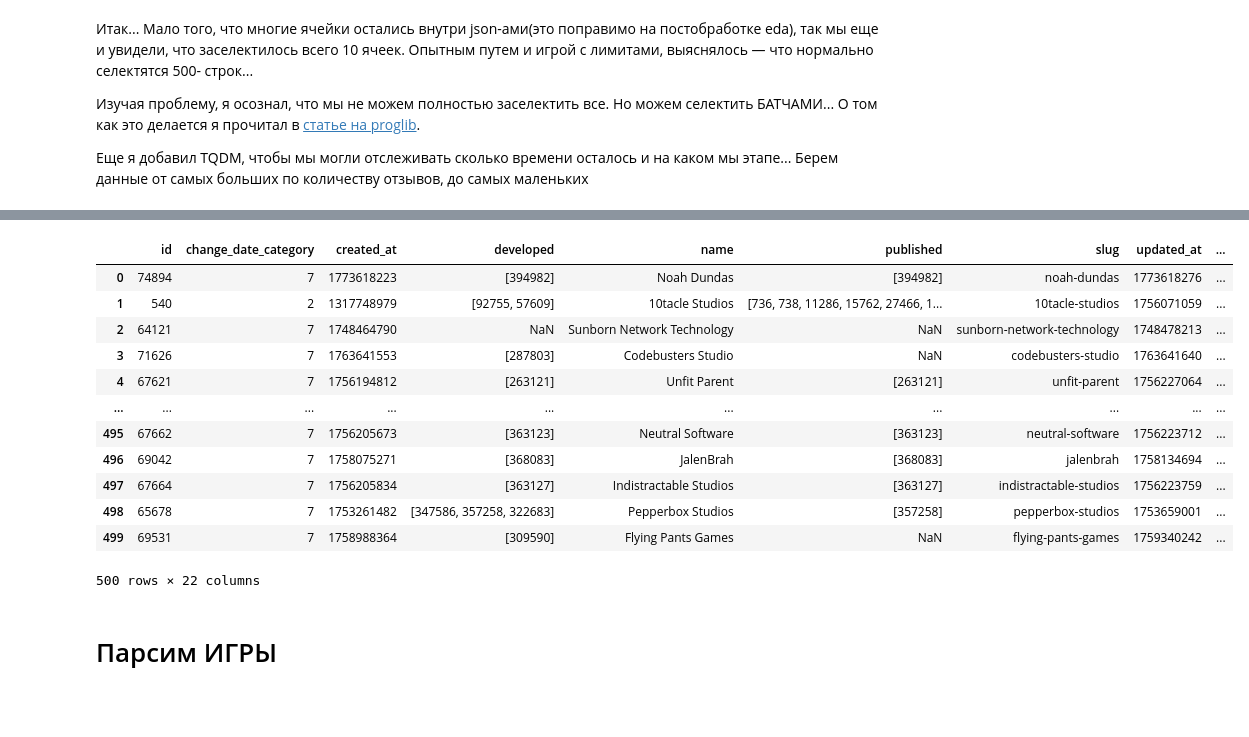
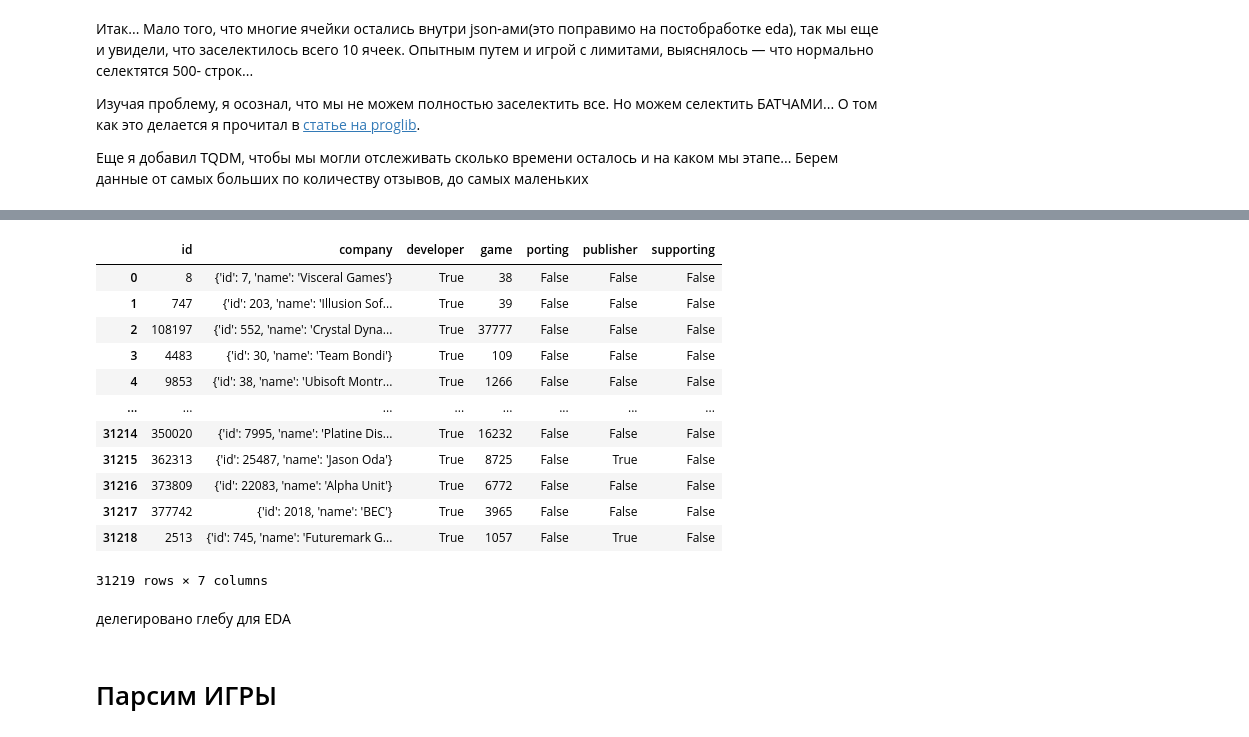
Before and after one commit to tdrkn/GP2, a Jupyter notebook: api_igdb.ipynb, the cells around one changed output, grey strips where cells are left out. Saved outputs shown, nothing was run; the diff lists cells and outputs as text; code cells hidden in the pictures; blank space fills up the shorter version.

Commit message:
involved_companies for developer=true is added for all games

```diff
--- a/api_igdb.ipynb
+++ b/api_igdb.ipynb
@@ -326,0 +331,4 @@ df_games
+# %%
+game_ids = df_games['id'].tolist()
+chunk_size = 400
+involved_companies = []
@@ -327,8 +339,30 @@ df_games
 # %%
-body_company_sample='''
-fields
-    *;
-limit 500;
-'''
-data_company_raw_sample = igdb_request(body_company_sample, endpoint=endpoints['companies'])
+for i in tqdm(range(0, len(game_ids), chunk_size)):
+    chunk = game_ids[i:i + chunk_size]
+    ids_str = ','.join(map(str, chunk))
+    logging.debug(f'взяты ids_str: {ids_str}')
+    body = f'''
+    fields
+        id,
+        game,
+        company.id,
+        company.name,
+        developer,
+        porting,
+        publisher,
+        supporting;
+    where game = ({ids_str}) & developer = true;
+    limit 500;
+    '''
+
+    batch = igdb_request(body, endpoint=endpoints['involved_companies'])
+
+    if not batch:
+        logging.info(f'на чанке {i} данные пустые')
+        continue
+
+    involved_companies.extend(batch)
+    time.sleep(0.33)
+
+logging.info(f'Всего involved-компаний получено: {len(involved_companies)}')
 # %% [output]
@@ -337,20 +386,22 @@ INFO:root:Ответ от IGDB https://api.igdb.com/v4/companies: 200
 # %%
-df_companies = pd.DataFrame(data_company_raw_sample)
-df_companies
+df_involved_companies = pd.DataFrame(involved_companies)
+df_involved_companies
 # %% [output]
-|  | id | change_date_category | created_at | developed | name | published | slug | updated_at | ... |
-| 0 | 74894 | 7 | 1773618223 | [394982] | Noah Dundas | [394982] | noah-dundas | 1773618276 | ... |
-| 1 | 540 | 2 | 1317748979 | [92755, 57609] | 10tacle Studios | [736, 738, 11286, 15762, 27466, 1... | 10tacle-studios | 1756071059 | ... |
-| 2 | 64121 | 7 | 1748464790 | NaN | Sunborn Network Technology | NaN | sunborn-network-technology | 1748478213 | ... |
-| 3 | 71626 | 7 | 1763641553 | [287803] | Codebusters Studio | NaN | codebusters-studio | 1763641640 | ... |
-| 4 | 67621 | 7 | 1756194812 | [263121] | Unfit Parent | [263121] | unfit-parent | 1756227064 | ... |
-| ... | ... | ... | ... | ... | ... | ... | ... | ... | ... |
-| 495 | 67662 | 7 | 1756205673 | [363123] | Neutral Software | [363123] | neutral-software | 1756223712 | ... |
-| 496 | 69042 | 7 | 1758075271 | [368083] | JalenBrah | [368083] | jalenbrah | 1758134694 | ... |
-| 497 | 67664 | 7 | 1756205834 | [363127] | Indistractable Studios | [363127] | indistractable-studios | 1756223759 | ... |
-| 498 | 65678 | 7 | 1753261482 | [347586, 357258, 322683] | Pepperbox Studios | [357258] | pepperbox-studios | 1753659001 | ... |
-| 499 | 69531 | 7 | 1758988364 | [309590] | Flying Pants Games | NaN | flying-pants-games | 1759340242 | ... |
+|  | id | company | developer | game | porting | publisher | supporting |
+| 0 | 8 | {'id': 7, 'name': 'Visceral Games'} | True | 38 | False | False | False |
+| 1 | 747 | {'id': 203, 'name': 'Illusion Sof... | True | 39 | False | False | False |
+| 2 | 108197 | {'id': 552, 'name': 'Crystal Dyna... | True | 37777 | False | False | False |
+| 3 | 4483 | {'id': 30, 'name': 'Team Bondi'} | True | 109 | False | False | False |
+| 4 | 9853 | {'id': 38, 'name': 'Ubisoft Montr... | True | 1266 | False | False | False |
+| ... | ... | ... | ... | ... | ... | ... | ... |
+| 31214 | 350020 | {'id': 7995, 'name': 'Platine Dis... | True | 16232 | False | False | False |
+| 31215 | 362313 | {'id': 25487, 'name': 'Jason Oda'} | True | 8725 | False | True | False |
+| 31216 | 373809 | {'id': 22083, 'name': 'Alpha Unit'} | True | 6772 | False | False | False |
+| 31217 | 377742 | {'id': 2018, 'name': 'BEC'} | True | 3965 | False | False | False |
+| 31218 | 2513 | {'id': 745, 'name': 'Futuremark G... | True | 1057 | False | True | False |
-500 rows × 22 columns
+31219 rows × 7 columns
+# %% [markdown]
+делегировано глебу для EDA
 # %% [markdown]
 # Парсим ИГРЫ
 # %%
```
Also changed, not shown: parts of 5 cells of this notebook.
